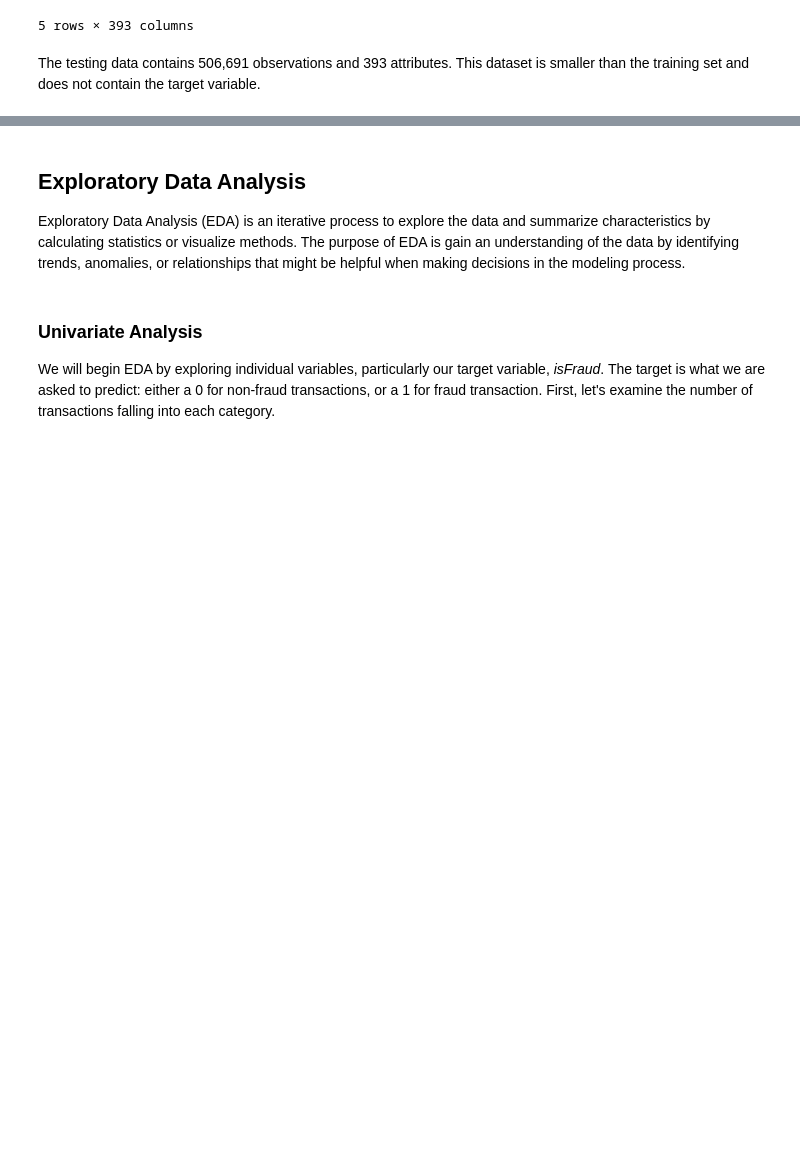
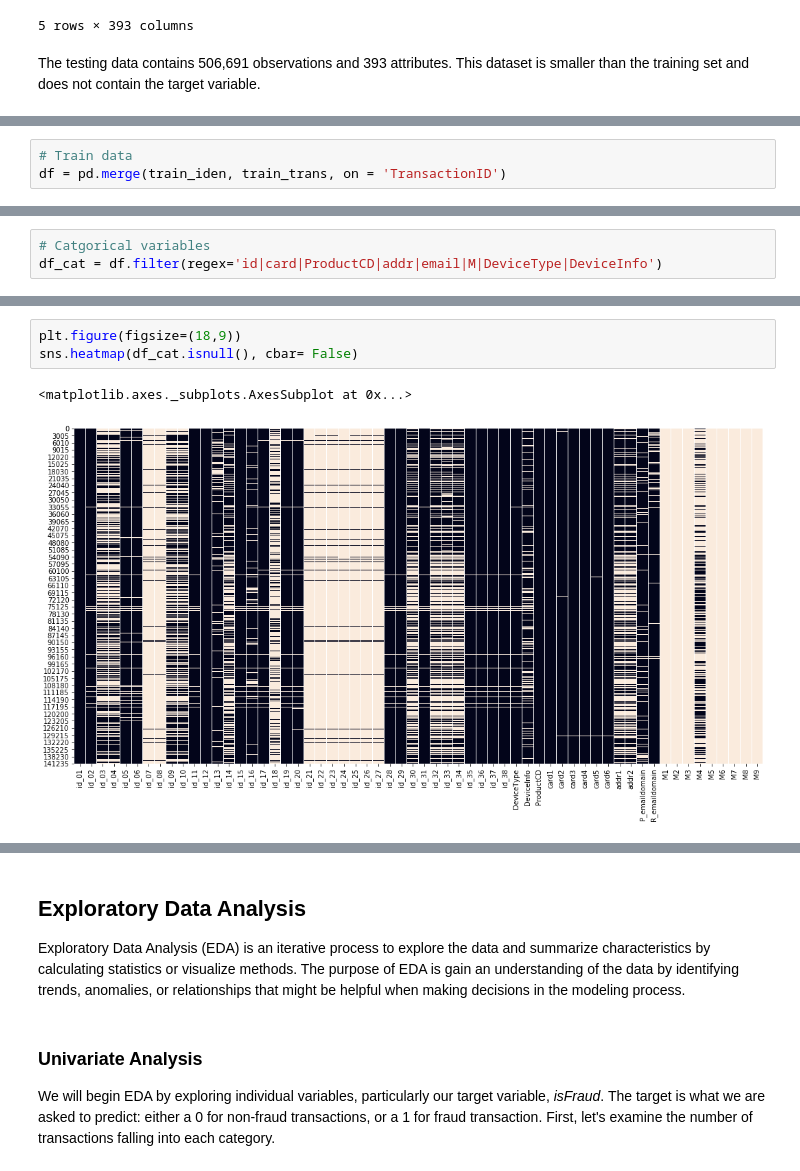
Before and after one commit to tsaw8/Thinkful_Project, a Jupyter notebook: Capstone: Supervised learning /IEEE-CIS Fraud Detection .ipynb, the cells around one changed output, grey strips where cells are left out. Saved outputs shown, nothing was run; the diff lists cells and outputs as text; blank space fills up the shorter version.

```diff
--- a/Capstone: Supervised learning /IEEE-CIS Fraud Detection .ipynb
+++ b/Capstone: Supervised learning /IEEE-CIS Fraud Detection .ipynb
@@ -138,0 +148,3 @@ The testing data contains 506,691 observations and 393 attributes. This dataset
+# %%
+# Train data
+df = pd.merge(train_iden, train_trans, on = 'TransactionID')
@@ -138,0 +264,3 @@ The testing data contains 506,691 observations and 393 attributes. This dataset
+# %%
+# Catgorical variables
+df_cat = df.filter(regex='id|card|ProductCD|addr|email|M|DeviceType|DeviceInfo')
@@ -138,0 +289,6 @@ The testing data contains 506,691 observations and 393 attributes. This dataset
+# %%
+plt.figure(figsize=(18,9))
+sns.heatmap(df_cat.isnull(), cbar= False)
+# %% [output]
+<matplotlib.axes._subplots.AxesSubplot at 0x...>
+[figure, added]
```
Also changed, not shown: parts of 48 cells of this notebook.
